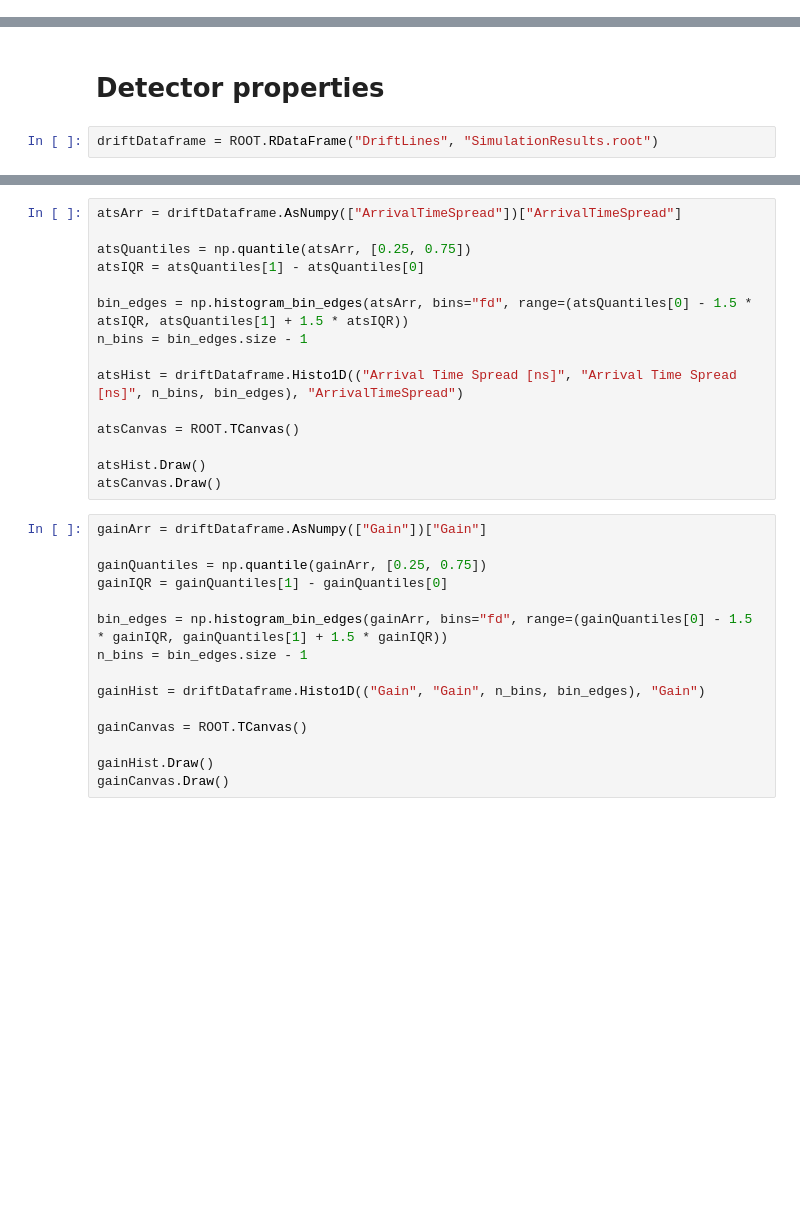
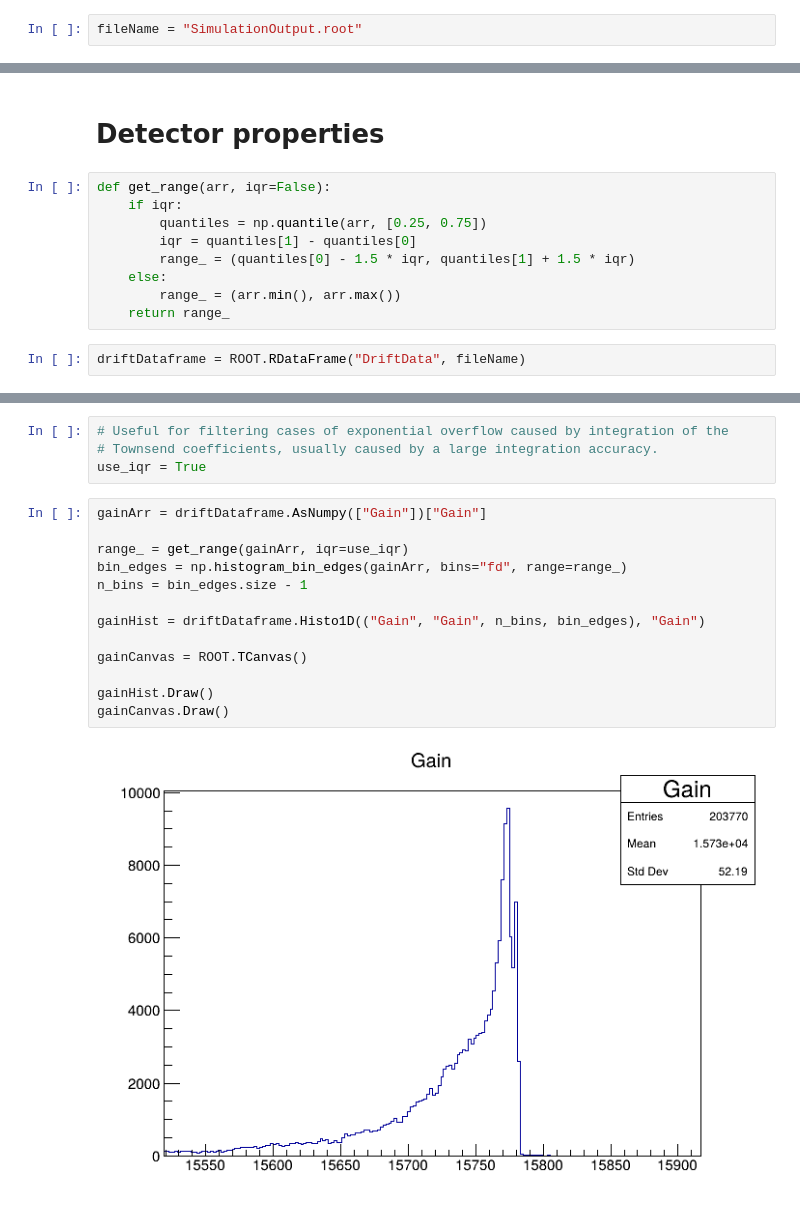
Before and after one commit to gabrielribcesario/MultiwireProportionalChamber, a Jupyter notebook: Python/SimulationAnalysis.ipynb, the cells around one changed output, grey strips where cells are left out. Saved outputs shown, nothing was run; the diff lists cells and outputs as text; blank space fills up the shorter version.

Commit message:
Add simulation output

```diff
--- a/Python/SimulationAnalysis.ipynb
+++ b/Python/SimulationAnalysis.ipynb
@@ -24 +26,3 @@ os.chdir("../build")
+# %%
+fileName = "SimulationOutput.root"
 # %%
@@ -38,6 +47,15 @@ specCanvas.Draw()
 # %% [markdown]
 # Detector properties
+# %%
+def get_range(arr, iqr=False):
+    if iqr:
+        quantiles = np.quantile(arr, [0.25, 0.75])
+        iqr = quantiles[1] - quantiles[0]
+        range_ = (quantiles[0] - 1.5 * iqr, quantiles[1] + 1.5 * iqr)
+    else:
+        range_ = (arr.min(), arr.max())
+    return range_
 # %%
-driftDataframe = ROOT.RDataFrame("DriftLines", "SimulationResults.root")
+driftDataframe = ROOT.RDataFrame("DriftData", fileName)
 # %%
 driftDataframe.Describe()
@@ -44,33 +80,22 @@ driftDataframe.Describe()
-# %%
-atsArr = driftDataframe.AsNumpy(["ArrivalTimeSpread"])["ArrivalTimeSpread"]
-
-atsQuantiles = np.quantile(atsArr, [0.25, 0.75])
-atsIQR = atsQuantiles[1] - atsQuantiles[0]
-
-bin_edges = np.histogram_bin_edges(atsArr, bins="fd", range=(atsQuantiles[0] - 1.5 * atsIQR, atsQuantiles[1] + 1.5 * atsIQR))
-n_bins = bin_edges.size - 1
-
-atsHist = driftDataframe.Histo1D(("Arrival Time Spread [ns]", "Arrival Time Spread [ns]", n_bins, bin_edges), "ArrivalTimeSpread")
-
-atsCanvas = ROOT.TCanvas()
-
-atsHist.Draw()
-atsCanvas.Draw()
+# %%
+# Useful for filtering cases of exponential overflow caused by integration of the
+# Townsend coefficients, usually caused by a large integration accuracy.
+use_iqr = True
 # %%
 gainArr = driftDataframe.AsNumpy(["Gain"])["Gain"]
 
-gainQuantiles = np.quantile(gainArr, [0.25, 0.75])
-gainIQR = gainQuantiles[1] - gainQuantiles[0]
-
-bin_edges = np.histogram_bin_edges(gainArr, bins="fd", range=(gainQuantiles[0] - 1.5 * gainIQR, gainQuantiles[1] + 1.5 * gainIQR))
+range_ = get_range(gainArr, iqr=use_iqr)
+bin_edges = np.histogram_bin_edges(gainArr, bins="fd", range=range_)
 n_bins = bin_edges.size - 1
 
 gainHist = driftDataframe.Histo1D(("Gain", "Gain", n_bins, bin_edges), "Gain")
 
 gainCanvas = ROOT.TCanvas()
 
 gainHist.Draw()
 gainCanvas.Draw()
+# %% [output]
+[figure, added]
 # %%
 lossArr = driftDataframe.AsNumpy(["Loss"])["Loss"]
 
```
Also changed, not shown: parts of 10 cells of this notebook, 21 other files.
